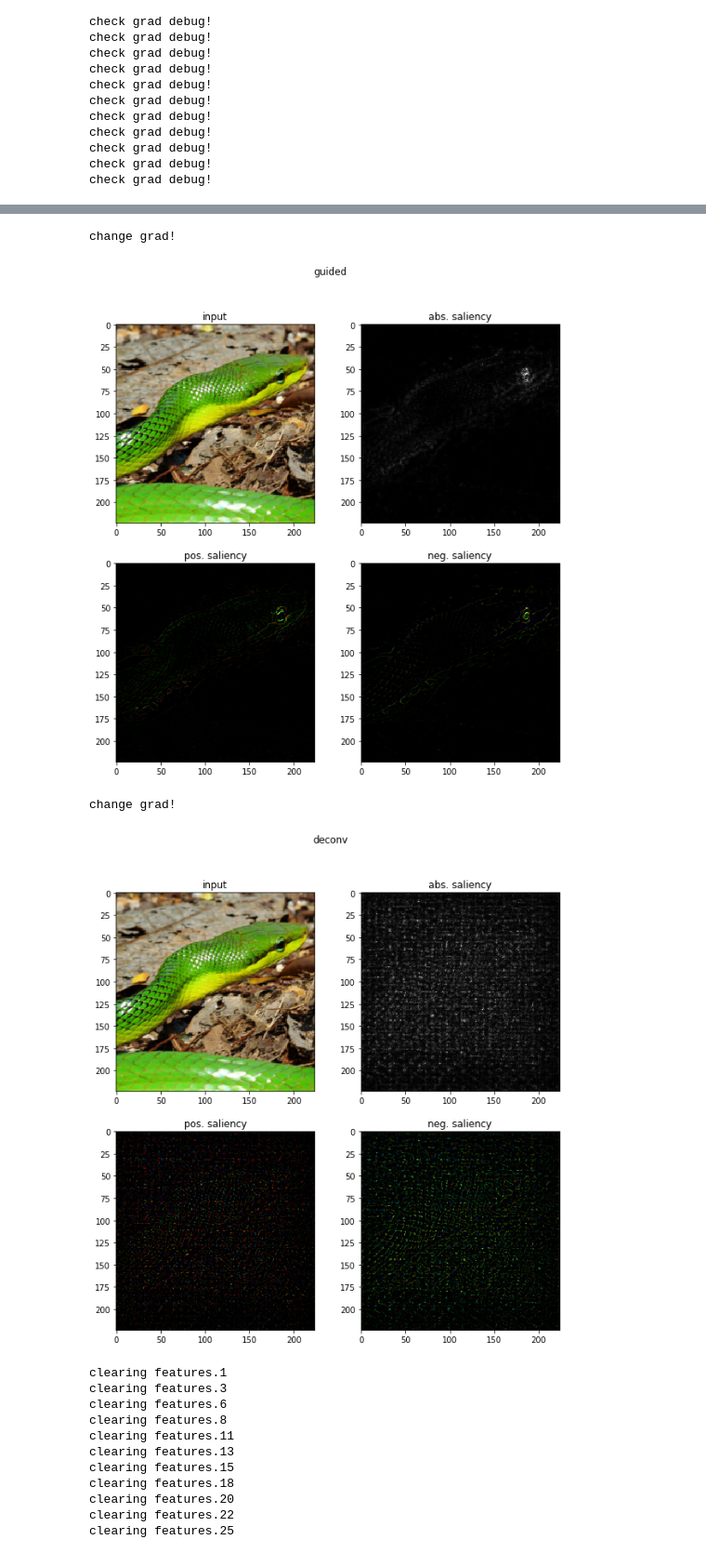
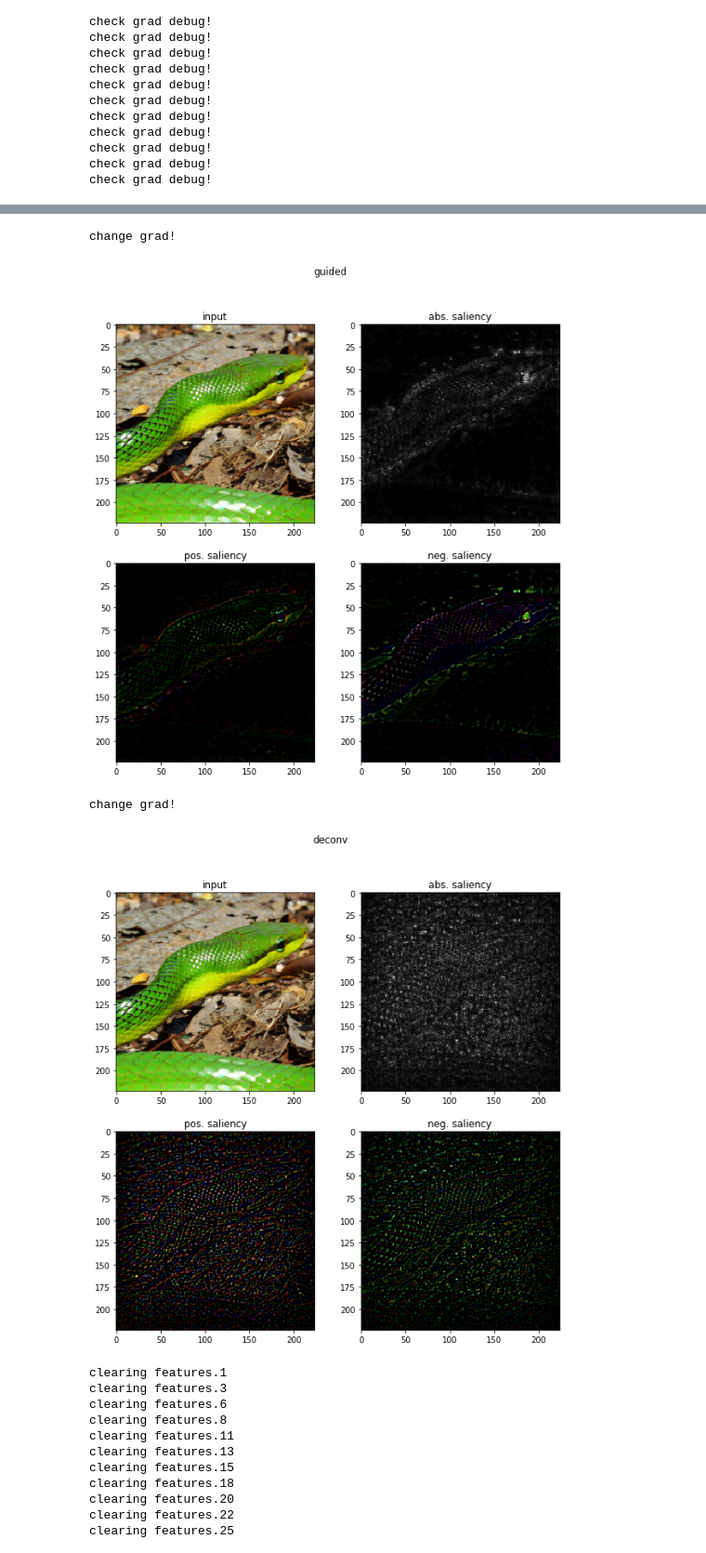
Before and after one commit to leelabcnbc/cnnvis-pytorch, a Jupyter notebook: test.ipynb, the cells around one changed output, grey strips where cells are left out. Shown at 93% size. Cells and saved outputs as stored; diff of their text form; code cells hidden in the pictures.

```diff
--- a/test.ipynb
+++ b/test.ipynb
@@ -34,10 +52,15 @@ transform_1 = transforms.Compose([
     transforms.CenterCrop(224),
 ])
 
+# since it's 0-255 range.
 transform_2 = transforms.Compose([
     transforms.ToTensor(),
-    transforms.Normalize(mean = [ 0.485, 0.456, 0.406 ],
-                          std = [ 0.229, 0.224, 0.225 ]),
+    # convert RGB to BGR
+    # from <https://github.com/mrzhu-cool/pix2pix-pytorch/blob/master/util.py>
+    transforms.Lambda(lambda x: torch.index_select(x, 0, torch.LongTensor([2, 1, 0]))),
+    transforms.Lambda(lambda x: x*255),
+    transforms.Normalize(mean = [103.939, 116.779, 123.68],
+                          std = [ 1, 1, 1 ]),
 ])
 
 img_to_use_cropped = transform_1(img_to_use)
@@ -50,9 +73,9 @@ img_to_use_cropped  # this is same as Lasagne example.
 input_img = Parameter(img_to_use_cropped_tensor.cuda(), requires_grad=True)
 if input_img.grad is not None:
     input_img.grad.data.zero_()
-alexnet.zero_grad()
+vgg16.zero_grad()
 # wrap input in Parameter, so that gradients will be computed.
-raw_score = alexnet(input_img)
+raw_score = vgg16(input_img)
 raw_score_numpy = raw_score.data.cpu().numpy()
 print(raw_score_numpy.shape, np.argmax(raw_score_numpy.ravel()))
 loss = raw_score.sum()
@@ -88,7 +111,7 @@ vis_param_dict['method'] = util.GradType.NAIVE
 # this is the max one. I assume it's the correct one.
 # indeed, it's correct.
 # 55 is n01729977, corresponding to "green snake, grass snake".
-vis_param_dict['index'] = 55
+vis_param_dict['index'] = 644
 # alexnet gives 64, which is n01749939, or green mamba. not sure which one is correct.
 loss.backward(retain_variables=True)
 # %% [output]
@@ -112,10 +135,11 @@ check grad debug!
 # adapted from <https://github.com/Lasagne/Recipes/blob/master/examples/Saliency%20Maps%20and%20Guided%20Backpropagation.ipynb>
 def show_images(img_original, saliency, title):
     # convert from c01 to 01c
+    saliency = saliency[::-1]  # to BGR
     saliency = saliency.transpose(1, 2, 0)
 
-    # put back std fixing.
-    saliency = saliency * np.array([ 0.229, 0.224, 0.225 ])
+#     # put back std fixing.
+#     saliency = saliency * np.array([ 0.229, 0.224, 0.225 ])
 
     # plot the original image and the three saliency map variants
     plt.figure(figsize=(10, 10), facecolor='w')
@@ -143,24 +167,24 @@ vis_param_dict['method'] = util.GradType.GUIDED
 # alexnet gives 64, which is n01749939, or green mamba. not sure which one is correct.
 if input_img.grad is not None:
     input_img.grad.data.zero_()
-alexnet.zero_grad()
+vgg16.zero_grad()
 loss.backward(retain_variables=True)
 show_images(img_to_use_cropped, input_img.grad.data.cpu().numpy()[0], 'guided')
 # %% [output]
 change grad!
-[figure, old version]
+[figure, new version]
 # %%
 # so, forward one time, and backward multiple times.
 vis_param_dict['method'] = util.GradType.DECONV
 # alexnet gives 64, which is n01749939, or green mamba. not sure which one is correct.
 if input_img.grad is not None:
     input_img.grad.data.zero_()
-alexnet.zero_grad()
+vgg16.zero_grad()
 loss.backward(retain_variables=True)
 show_images(img_to_use_cropped, input_img.grad.data.cpu().numpy()[0], 'deconv')
 # %% [output]
 change grad!
-[figure, old version]
+[figure, new version]
 # %%
 # reset state
 reset_state()
```
Also changed, not shown: parts of 10 cells of this notebook.
